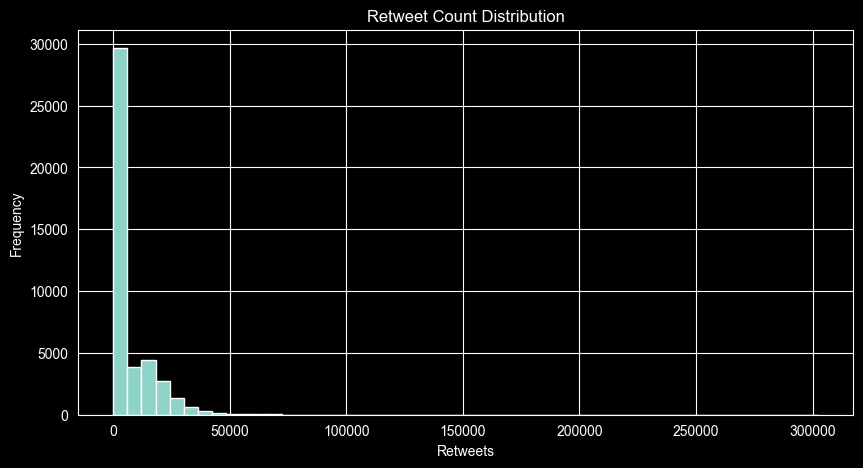
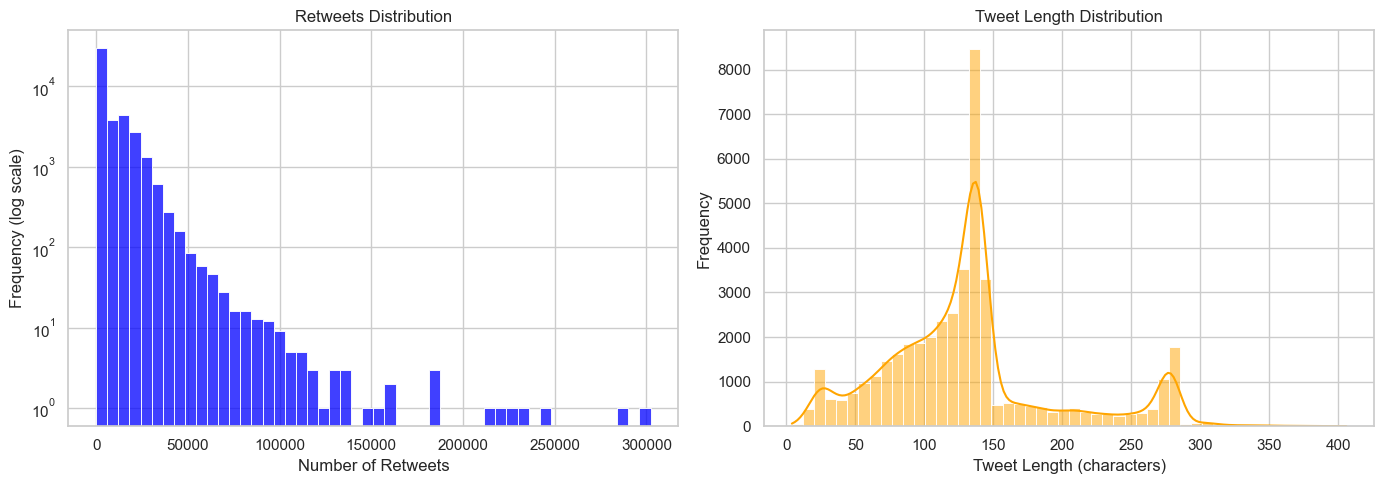
Code edit (unified diff) that turned the first committed figure into the second:
--- before
+++ after
@@ -1,6 +1,7 @@
 import pandas as pd
 import matplotlib.pyplot as plt
+import seaborn as sns
 
-# Load dataset
+# 1. Load data from Kaggle file
 df = pd.read_csv("../data/raw/realdonaldtrump.csv")
 
@@ -16,10 +17,10 @@
 print(df.columns)
 
-# Dataset info
-print("\nDataset info:")
+# 2. Check columns and basic info
+print("--- BASIC DATASET INFORMATION ---")
 df.info()
 
-# Missing values
-print("\nMissing values:")
+# 3. Check for missing values
+print("\n--- MISSING VALUES ---")
 print(df.isnull().sum())
 
@@ -28,17 +29,26 @@
 display(df.describe())
 
-# Retweet distribution
-plt.figure(figsize=(10, 5))
-plt.hist(df["retweets"], bins=50)
-plt.title("Retweet Count Distribution")
-plt.xlabel("Retweets")
-plt.ylabel("Frequency")
+# 4. Calculate tweet lengths
+# We use the 'content' column, cast to string just in case, and count characters
+df['tweet_length'] = df['content'].astype(str).apply(len)
+
+# 5. Basic plots (Retweets and Tweet length distributions)
+sns.set_theme(style="whitegrid")
+fig, axes = plt.subplots(1, 2, figsize=(14, 5))
+
+# Plot A: Retweets distribution
+# Using log scale because tweets with extremely high engagement would skew the plot
+sns.histplot(df['retweets'], bins=50, kde=False, ax=axes[0], color='blue')
+axes[0].set_title('Retweets Distribution')
+axes[0].set_xlabel('Number of Retweets')
+axes[0].set_ylabel('Frequency (log scale)')
+axes[0].set_yscale('log')
+
+# Plot B: Tweet length distribution
+sns.histplot(df['tweet_length'], bins=50, kde=True, ax=axes[1], color='orange')
+axes[1].set_title('Tweet Length Distribution')
+axes[1].set_xlabel('Tweet Length (characters)')
+axes[1].set_ylabel('Frequency')
+
+plt.tight_layout()
 plt.show()
-
-df["tweet_length"] = df["content"].astype(str).apply(len)
-
-df["tweet_length"].hist(bins=50)
-plt.title("Tweet Length Distribution")
-plt.xlabel("Tweet Length")
-plt.ylabel("Frequency")
-plt.show()

Commit: EDA